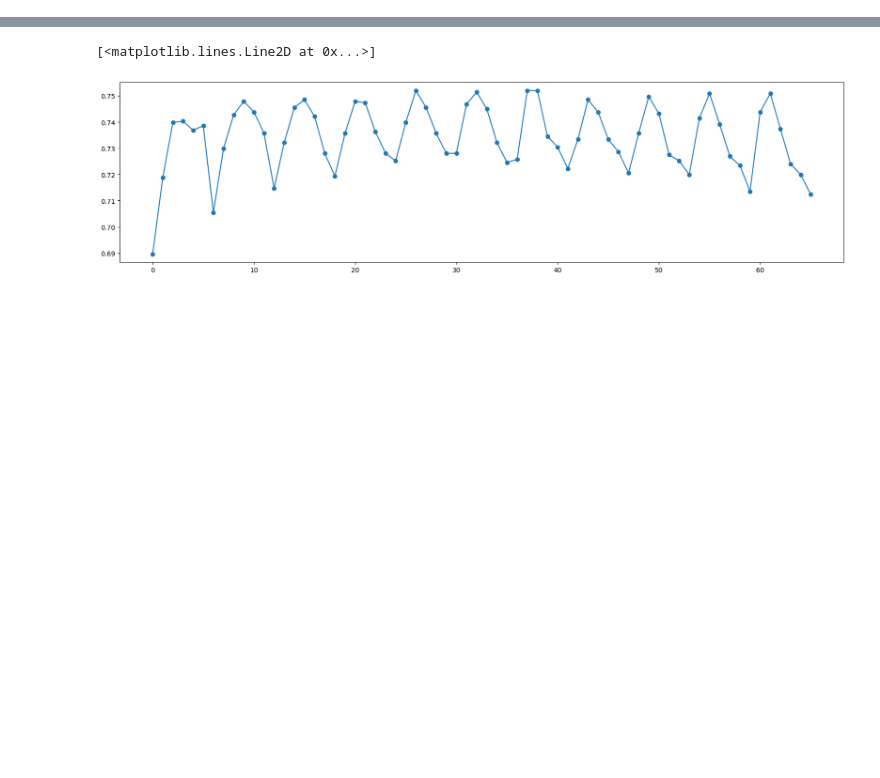
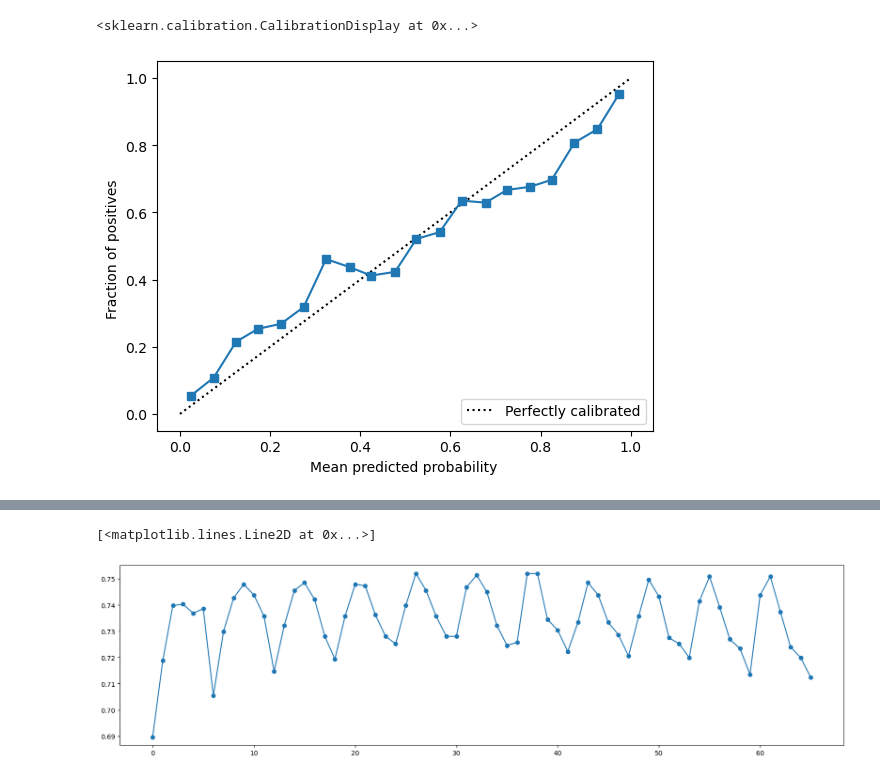
Before and after one commit to evanglas/lacrosse-analysis, a Jupyter notebook: elo_predictor.ipynb, the cells around one changed output, grey strips where cells are left out. Cells and saved outputs as stored; diff of their text form; code cells hidden in the pictures; blank space fills up the shorter version.

```diff
--- a/elo_predictor.ipynb
+++ b/elo_predictor.ipynb
@@ -195,3 +220,8 @@ Computed elos in 0.11908817291259766 seconds.
+# %%
+CalibrationDisplay(prob_true, prob_pred, p_pred).plot()
+# %% [output]
+<sklearn.calibration.CalibrationDisplay at 0x...>
+[figure, added]
 # %%
 # for smr in np.arange(0, 1.1, 0.1):
 sd = ELO(
```
Also changed, not shown: parts of 17 cells of this notebook.
